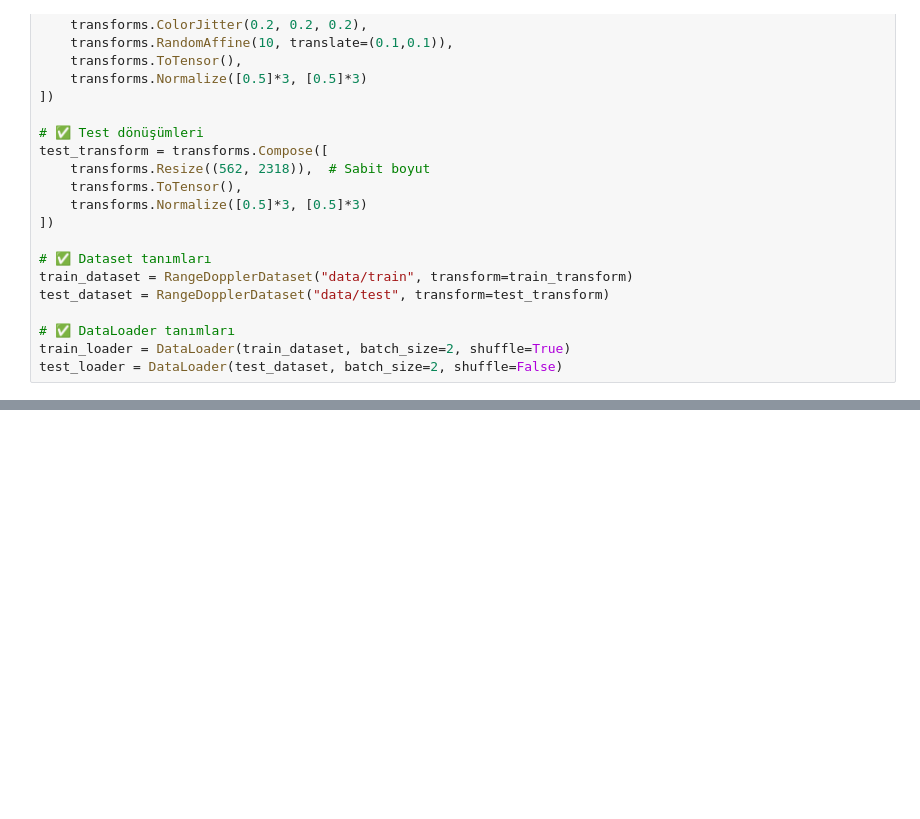
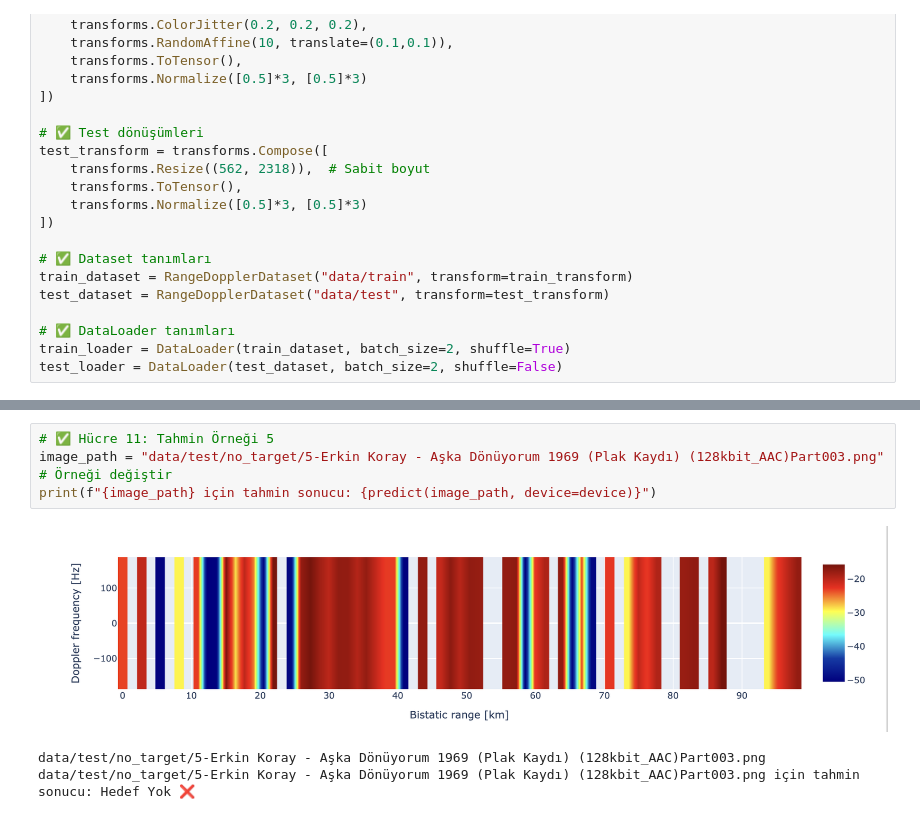
Before and after one commit to SedanurGider/Capstone-Project, a Jupyter notebook: RangeDoppModel.ipynb, the cells around one changed output, grey strips where cells are left out. Saved outputs shown, nothing was run; the diff lists cells and outputs as text; blank space fills up the shorter version.

```diff
--- a/RangeDoppModel.ipynb
+++ b/RangeDoppModel.ipynb
@@ -190,0 +252,8 @@ print(f"{image_path} için tahmin sonucu: {predict(image_path, device=device)}")
+# %%
+# ✅ Hücre 11: Tahmin Örneği 5
+image_path = "data/test/no_target/5-Erkin Koray - Aşka Dönüyorum 1969 (Plak Kaydı) (128kbit_AAC)Part003.png"  # Örneği değiştir
+print(f"{image_path} için tahmin sonucu: {predict(image_path, device=device)}")
+# %% [output]
+[figure, added]
+data/test/no_target/5-Erkin Koray - Aşka Dönüyorum 1969 (Plak Kaydı) (128kbit_AAC)Part003.png
+data/test/no_target/5-Erkin Koray - Aşka Dönüyorum 1969 (Plak Kaydı) (128kbit_AAC)Part003.png için tahmin sonucu: Hedef Yok ❌
```
Also changed, not shown: parts of 10 cells of this notebook, 12 other files.
